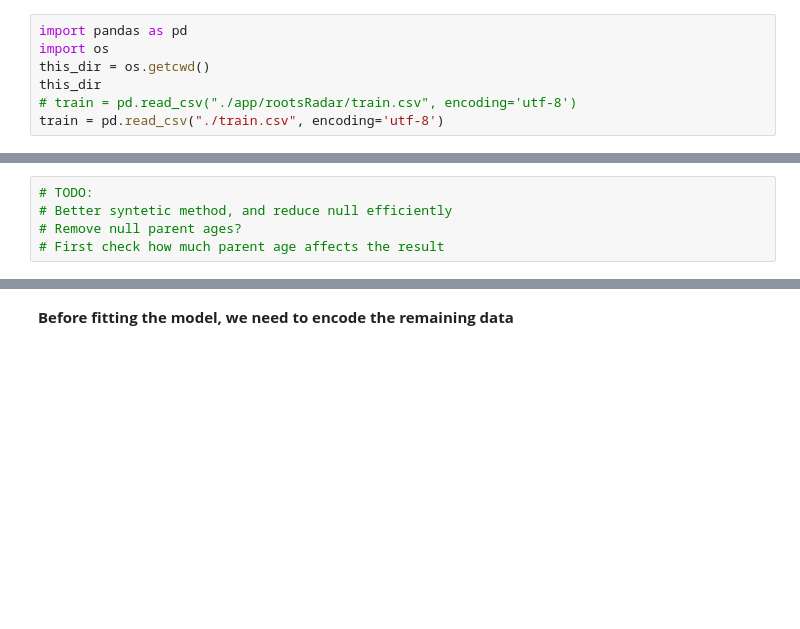
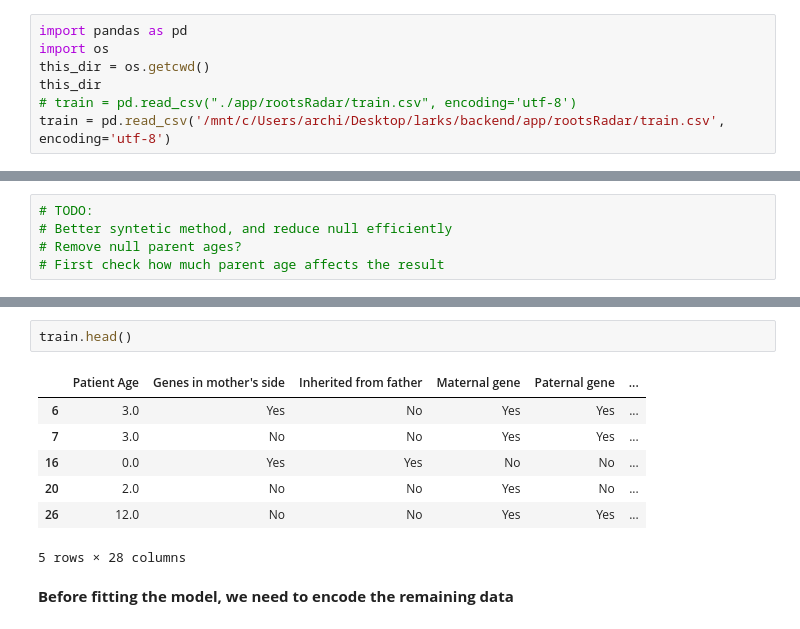
Before and after one commit to natalie125/Ease-Mind, a Jupyter notebook: backend/app/rootsRadar/getDataIntoDB.ipynb, the cells around one changed output, grey strips where cells are left out. Cells and saved outputs as stored; diff of their text form; blank space fills up the shorter version.

```diff
--- a/backend/app/rootsRadar/getDataIntoDB.ipynb
+++ b/backend/app/rootsRadar/getDataIntoDB.ipynb
@@ -8,7 +8,7 @@ import os
 this_dir = os.getcwd()
 this_dir
 # train = pd.read_csv("./app/rootsRadar/train.csv", encoding='utf-8')
-train = pd.read_csv("./train.csv", encoding='utf-8')
+train = pd.read_csv('/mnt/c/Users/archi/Desktop/larks/backend/app/rootsRadar/train.csv', encoding='utf-8')
 # %% [markdown]
 **Next, we drop fields and cull rows with null values to optimize the model by using only data that is helpfull**
 # %%
@@ -145,3 +127,13 @@ For example, when doing 'df[col].method(value, inplace=True)', try using 'df.met
+# %%
+train.head()
+# %% [output]
+|  | Patient Age | Genes in mother's side | Inherited from father | Maternal gene | Paternal gene | ... |
+| 6 | 3.0 | Yes | No | Yes | Yes | ... |
+| 7 | 3.0 | No | No | Yes | Yes | ... |
+| 16 | 0.0 | Yes | Yes | No | No | ... |
+| 20 | 2.0 | No | No | Yes | No | ... |
+| 26 | 12.0 | No | No | Yes | Yes | ... |
+5 rows × 28 columns
 # %% [markdown]
 **Before fitting the model, we need to encode the remaining data**
 # %%
```
Also changed, not shown: parts of 3 cells of this notebook, 33 other files.
